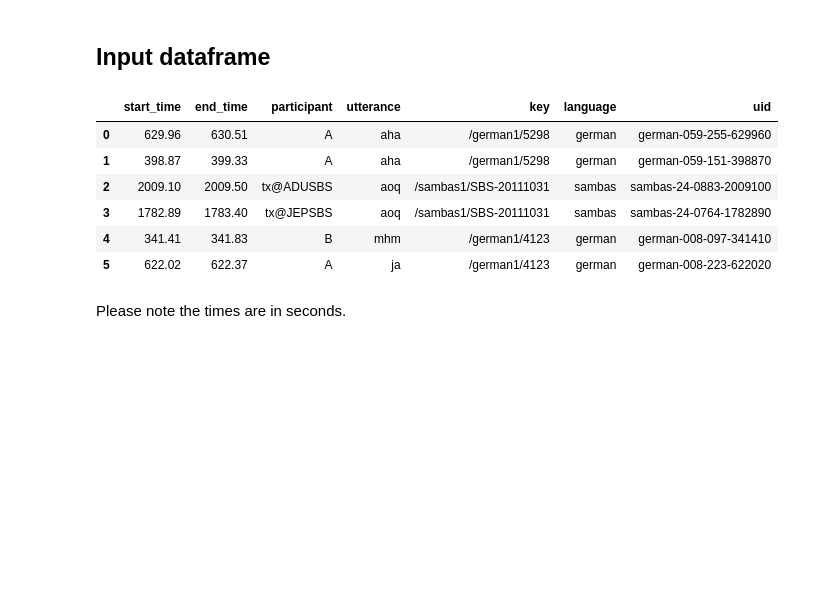
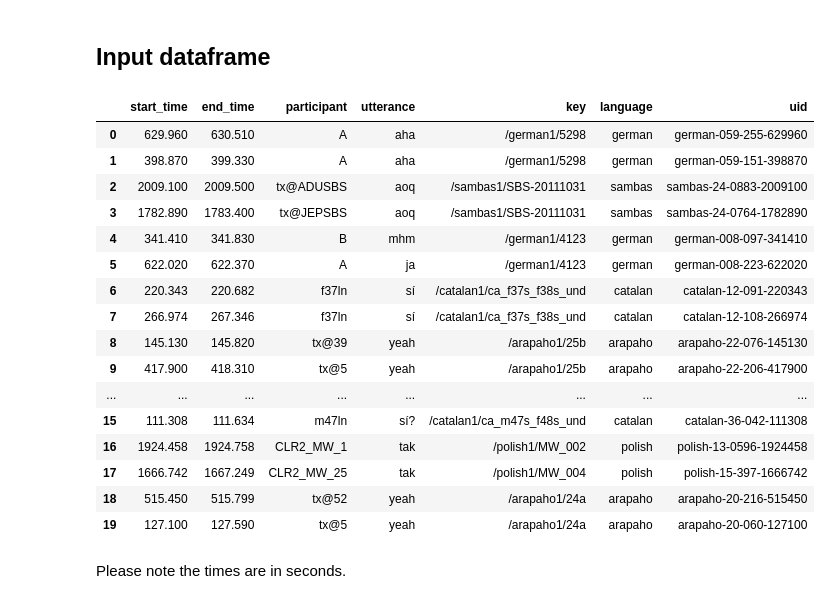
Before and after one commit to elpaco-escience/corpusparser, a Jupyter notebook: dataframe_optimization.ipynb, the cells around one changed output. Drawn from its saved outputs; the diff is of its cells as text; code cells hidden in the pictures; blank space fills up the shorter version.

```diff
--- a/dataframe_optimization.ipynb
+++ b/dataframe_optimization.ipynb
@@ -11,16 +11,26 @@ Some of these rows points to the same `.wav` file, so we'll make sure the file i
 from pandas import read_csv
 # %%
 df = read_csv("test_input.csv")
-df = df.head(6) # Calculate just a tinier subset
+#df = df.head(6) # Calculate just a tinier subset
 df
 # %% [output]
 |  | start_time | end_time | participant | utterance | key | language | uid |
-| 0 | 629.96 | 630.51 | A | aha | /german1/5298 | german | german-059-255-629960 |
-| 1 | 398.87 | 399.33 | A | aha | /german1/5298 | german | german-059-151-398870 |
-| 2 | 2009.10 | 2009.50 | tx@ADUSBS | aoq | /sambas1/SBS-20111031 | sambas | sambas-24-0883-2009100 |
-| 3 | 1782.89 | 1783.40 | tx@JEPSBS | aoq | /sambas1/SBS-20111031 | sambas | sambas-24-0764-1782890 |
-| 4 | 341.41 | 341.83 | B | mhm | /german1/4123 | german | german-008-097-341410 |
-| 5 | 622.02 | 622.37 | A | ja | /german1/4123 | german | german-008-223-622020 |
+| 0 | 629.960 | 630.510 | A | aha | /german1/5298 | german | german-059-255-629960 |
+| 1 | 398.870 | 399.330 | A | aha | /german1/5298 | german | german-059-151-398870 |
+| 2 | 2009.100 | 2009.500 | tx@ADUSBS | aoq | /sambas1/SBS-20111031 | sambas | sambas-24-0883-2009100 |
+| 3 | 1782.890 | 1783.400 | tx@JEPSBS | aoq | /sambas1/SBS-20111031 | sambas | sambas-24-0764-1782890 |
+| 4 | 341.410 | 341.830 | B | mhm | /german1/4123 | german | german-008-097-341410 |
+| 5 | 622.020 | 622.370 | A | ja | /german1/4123 | german | german-008-223-622020 |
+| 6 | 220.343 | 220.682 | f37ln | sí | /catalan1/ca_f37s_f38s_und | catalan | catalan-12-091-220343 |
+| 7 | 266.974 | 267.346 | f37ln | sí | /catalan1/ca_f37s_f38s_und | catalan | catalan-12-108-266974 |
+| 8 | 145.130 | 145.820 | tx@39 | yeah | /arapaho1/25b | arapaho | arapaho-22-076-145130 |
+| 9 | 417.900 | 418.310 | tx@5 | yeah | /arapaho1/25b | arapaho | arapaho-22-206-417900 |
+| ... | ... | ... | ... | ... | ... | ... | ... |
+| 15 | 111.308 | 111.634 | m47ln | sí? | /catalan1/ca_m47s_f48s_und | catalan | catalan-36-042-111308 |
+| 16 | 1924.458 | 1924.758 | CLR2_MW_1 | tak | /polish1/MW_002 | polish | polish-13-0596-1924458 |
+| 17 | 1666.742 | 1667.249 | CLR2_MW_25 | tak | /polish1/MW_004 | polish | polish-15-397-1666742 |
+| 18 | 515.450 | 515.799 | tx@52 | yeah | /arapaho1/24a | arapaho | arapaho-20-216-515450 |
+| 19 | 127.100 | 127.590 | tx@5 | yeah | /arapaho1/24a | arapaho | arapaho-20-060-127100 |
 # %% [markdown]
 Please note the times are in seconds.
 # %% [markdown]
```
Also changed, not shown: parts of 6 cells of this notebook.
